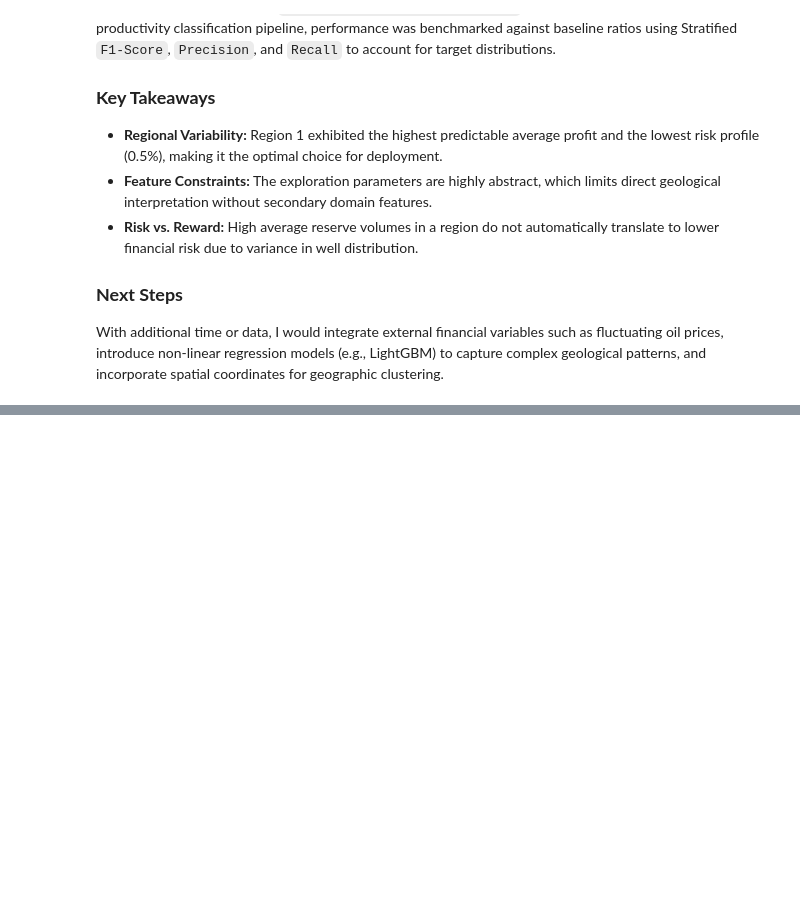
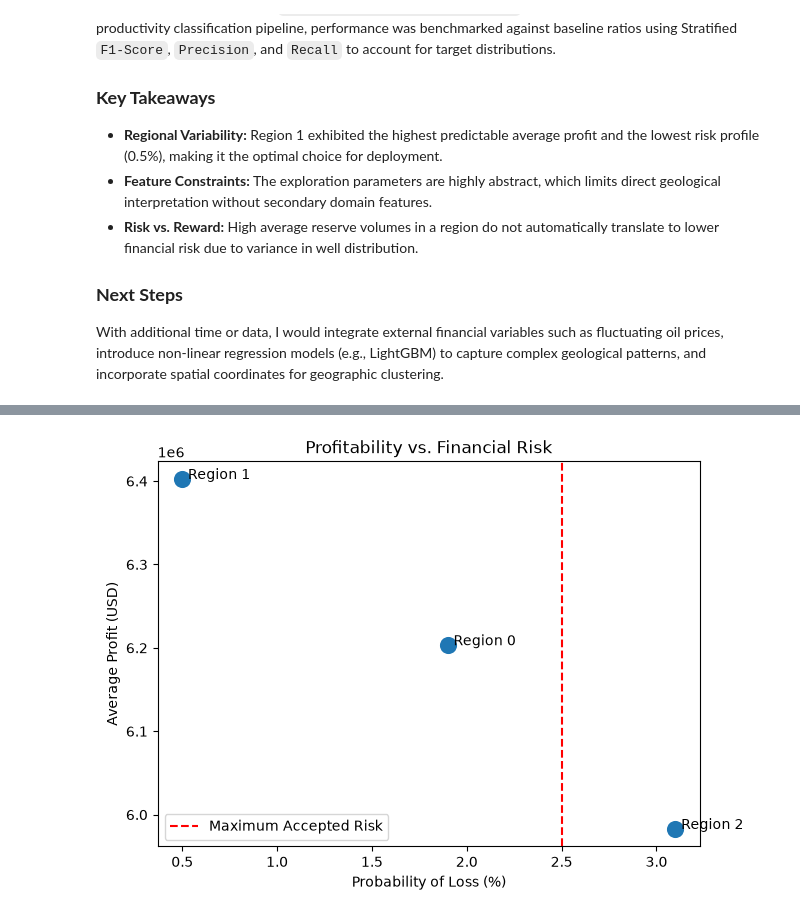
Before and after one commit to fiorellatrigo/oil-well-location-optimization, a Jupyter notebook: notebook/oil-well-location-optimization.ipynb, the cells around one changed output, grey strips where cells are left out. Cells and saved outputs as stored; diff of their text form; code cells hidden in the pictures; blank space fills up the shorter version.

```diff
--- a/notebook/oil-well-location-optimization.ipynb
+++ b/notebook/oil-well-location-optimization.ipynb
@@ -164,0 +439,18 @@ When classification or regression models produce exceptionally high metrics (e.g
+# %%
+def calculate_profit(actual_reserves, predicted_reserves, well_count):
+    """
+    Calculate the net profit obtained by selecting the wells
+    with the highest predicted reserve volumes.
+    """
+
+    top_predictions = predicted_reserves.sort_values(ascending=False)
+
+    selected_indices = top_predictions.index[:well_count]
+
+    selected_reserves = actual_reserves.loc[selected_indices]
+
+    revenue = selected_reserves.sum() * REVENUE_PER_UNIT
+
+    profit = revenue - TOTAL_BUDGET
+
+    return profit
@@ -164,0 +588,33 @@ When classification or regression models produce exceptionally high metrics (e.g
+# %%
+plt.figure(figsize=(7,5))
+
+sns.scatterplot(
+    data=bootstrap_summary,
+    x="Loss Risk (%)",
+    y="Mean Profit (USD)",
+    s=180
+)
+
+for _, row in bootstrap_summary.iterrows():
+    plt.text(
+        row["Loss Risk (%)"] + 0.03,
+        row["Mean Profit (USD)"],
+        row["Region"]
+    )
+
+plt.axvline(
+    2.5,
+    color="red",
+    linestyle="--",
+    label="Maximum Accepted Risk"
+)
+
+plt.title("Profitability vs. Financial Risk")
+plt.xlabel("Probability of Loss (%)")
+plt.ylabel("Average Profit (USD)")
+
+plt.legend()
+
+plt.show()
+# %% [output]
+[figure, added]
```
Also changed, not shown: parts of 43 cells of this notebook, 3 other files.
